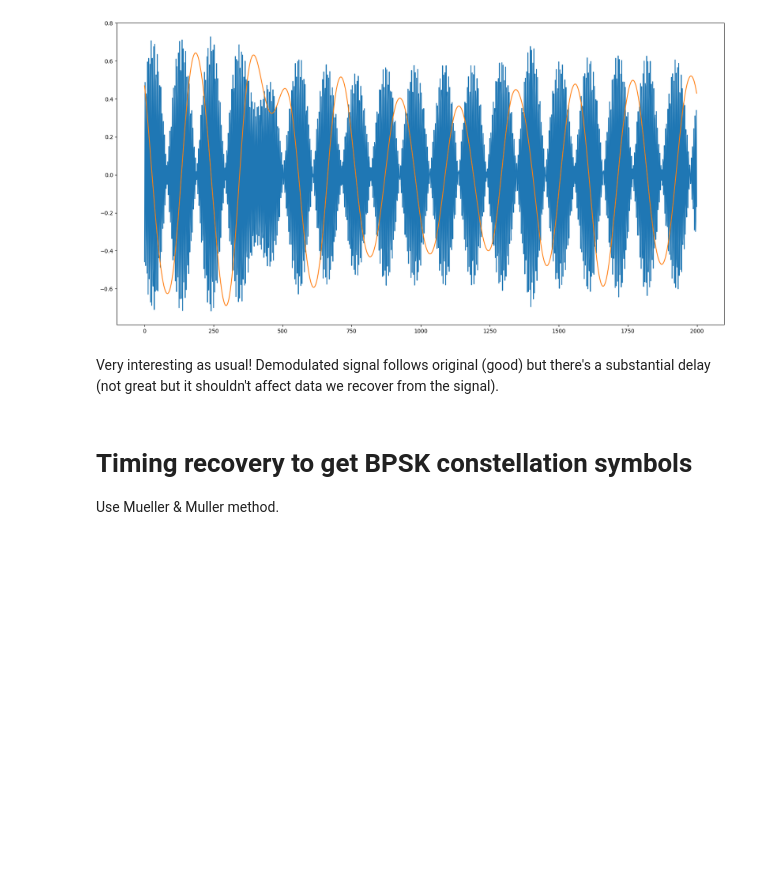
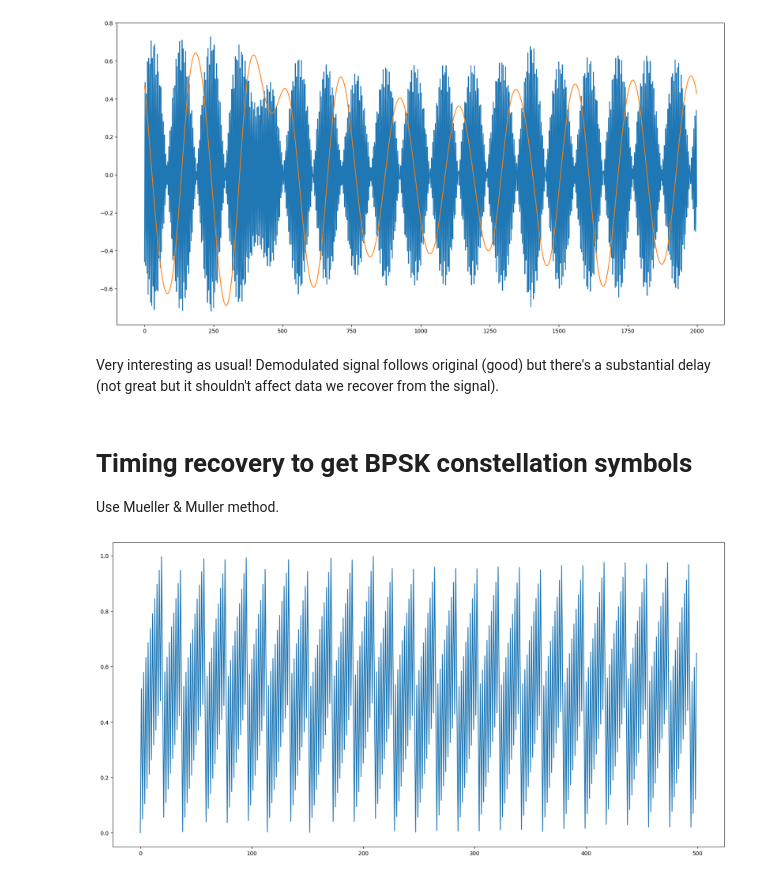
Before and after one commit to enthyp/SDR, a Jupyter notebook: RDS decoding.ipynb, the cells around one changed output. Drawn from its saved outputs; the diff is of its cells as text; code cells hidden in the pictures; blank space fills up the shorter version.

Commit message:
All the way to raw bits - frame sync with error correction ahead.

```diff
--- a/RDS decoding.ipynb
+++ b/RDS decoding.ipynb
@@ -140,23 +143,35 @@ Very interesting as usual! Demodulated signal follows original (good) but there'
 # Timing recovery to get BPSK constellation symbols
 Use Mueller & Muller method.
 # %%
-def mm_recover_symbols(signal, sample_rate, symbol_rate, alpha=0.3):
+def mm_sync_bpsk(signal, sample_rate, symbol_rate, alpha=0.3):
+    samples_per_symbol = sample_rate / symbol_rate
+
+    def bpsk_symbol(sample):
+        return 2 * int(np.real(sample) > 0) - 1 + 1j * 0
+
+    deltas = []
     sample_indexes = [0]
-    samples = [signal[0]]
-    symbols = [to_symbol(samples[0])]
-    deltas = []
-    i, delta_t = 1, 0
+    i = int(samples_per_symbol)
+    delta_t = 0
 
     while i < len(signal):
         sample_indexes.append(i)
-        samples.append(signal[i])
-        symbols.append(to_symbol(signal[i]))
+        deltas.append(delta_t)
 
-        mm_delta = np.real(samples[-2] * np.conj(symbols[-1]) - samples[-1] * np.conj(symbols[-2]))
+        sample_1, sample_2 = signal[sample_indexes[-1]], signal[sample_indexes[-2]]
+        symbol_1, symbol_2 = bpsk_symbol(sample_1), bpsk_symbol(sample_2)
+
+        mm_delta = np.real(sample_2 * np.conj(symbol_1) - sample_1 * np.conj(symbol_2))
         delta_t += samples_per_symbol + alpha * mm_delta
-        deltas.append(delta_t)
 
         i += int(delta_t)
         delta_t -= int(delta_t)
 
-    return np.array(sample_indexes[1:]), np.array(symbols[1:]), np.array(deltas)
+    return np.array(sample_indexes), np.array(deltas)
+# %%
+symbol_rate = 1187.5
+sample_indexes, deltas = mm_sync_bpsk(rds_signal_demodulated, sample_rate, symbol_rate)
+# %%
+plot_signals([deltas], start=0, width=500)
+# %% [output]
+[figure, added]
```
Also changed, not shown: parts of 12 cells of this notebook, 1 other file.
